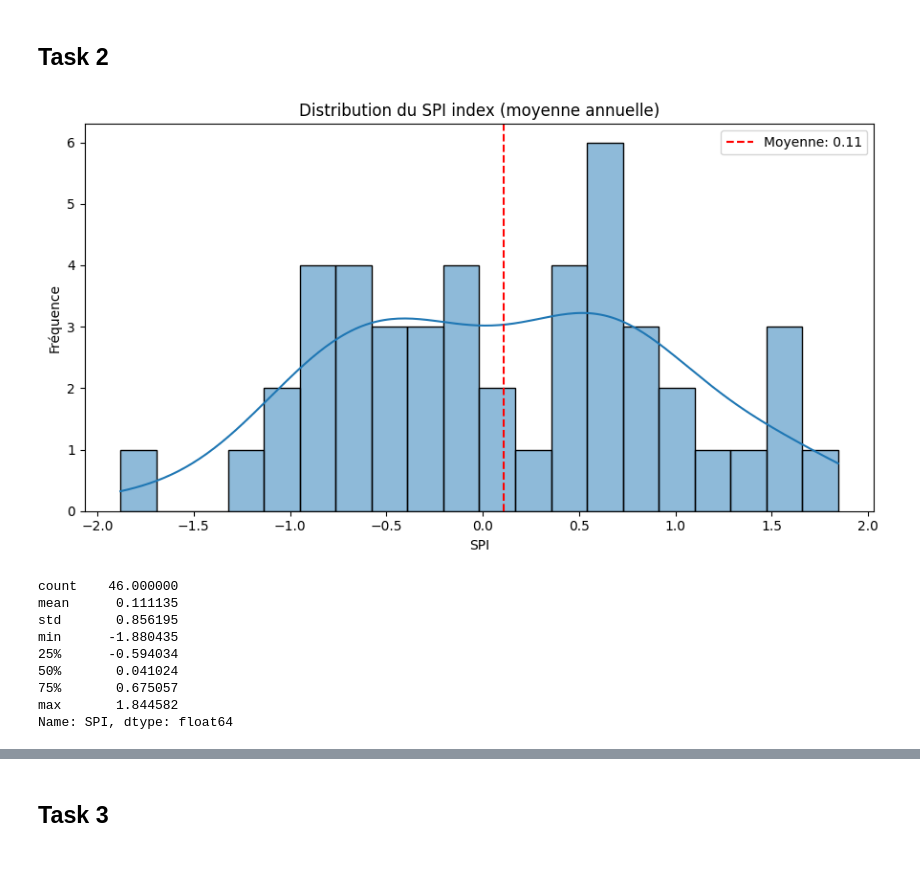
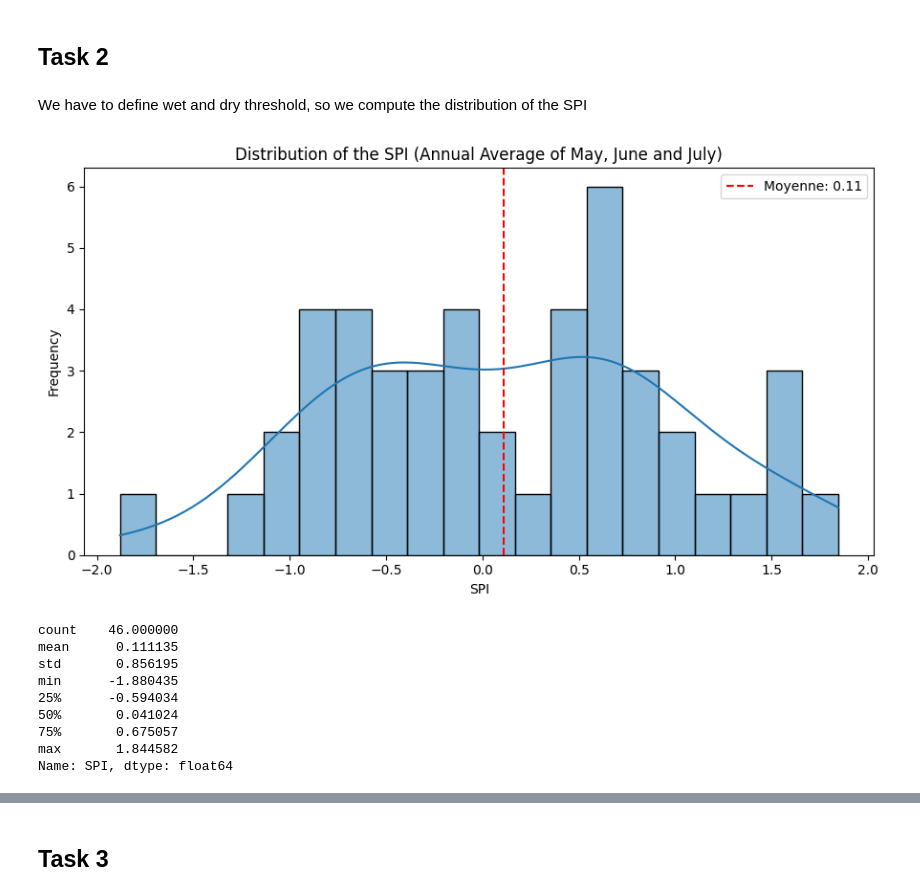
Before and after one commit to lochardi/GreenFinance, a Jupyter notebook: main.ipynb, the cells around one changed output, grey strips where cells are left out. Saved outputs shown, nothing was run; the diff lists cells and outputs as text; code cells hidden in the pictures; blank space fills up the shorter version.

```diff
--- a/main.ipynb
+++ b/main.ipynb
@@ -231,23 +161,25 @@ print(flows.tail(10))
 # %% [markdown]
 ## Task 2
+# %% [markdown]
+We have to define wet and dry threshold, so we compute the distribution of the SPI
 # %%
 import matplotlib.pyplot as plt
 import seaborn as sns
 
 # Distribution du SPI index annuel
 plt.figure(figsize=(9, 5))
 sns.histplot(SPI_index['SPI'].dropna(), bins=20, kde=True)
 plt.axvline(SPI_index['SPI'].mean(), color='red', linestyle='--', label=f"Moyenne: {SPI_index['SPI'].mean():.2f}")
-plt.title('Distribution du SPI index (moyenne annuelle)')
+plt.title('Distribution of the SPI (Annual Average of May, June and July)')
 plt.xlabel('SPI')
-plt.ylabel('Fréquence')
+plt.ylabel('Frequency')
 plt.legend()
 plt.tight_layout()
 plt.show()
 
-print(SPI_index['SPI'].describe())
+SPI_index['SPI'].describe()
 # %% [output]
-[figure, old version]
+[figure, new version]
 count    46.000000
 mean      0.111135
 std       0.856195
```
Also changed, not shown: parts of 84 cells of this notebook, 4 other files.
